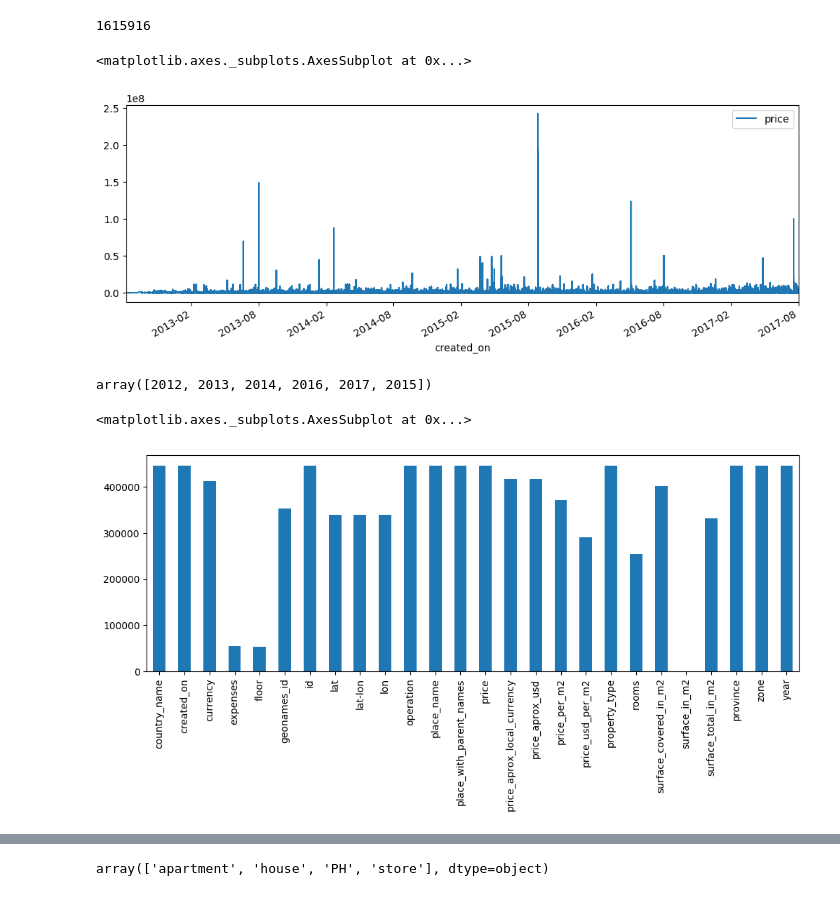
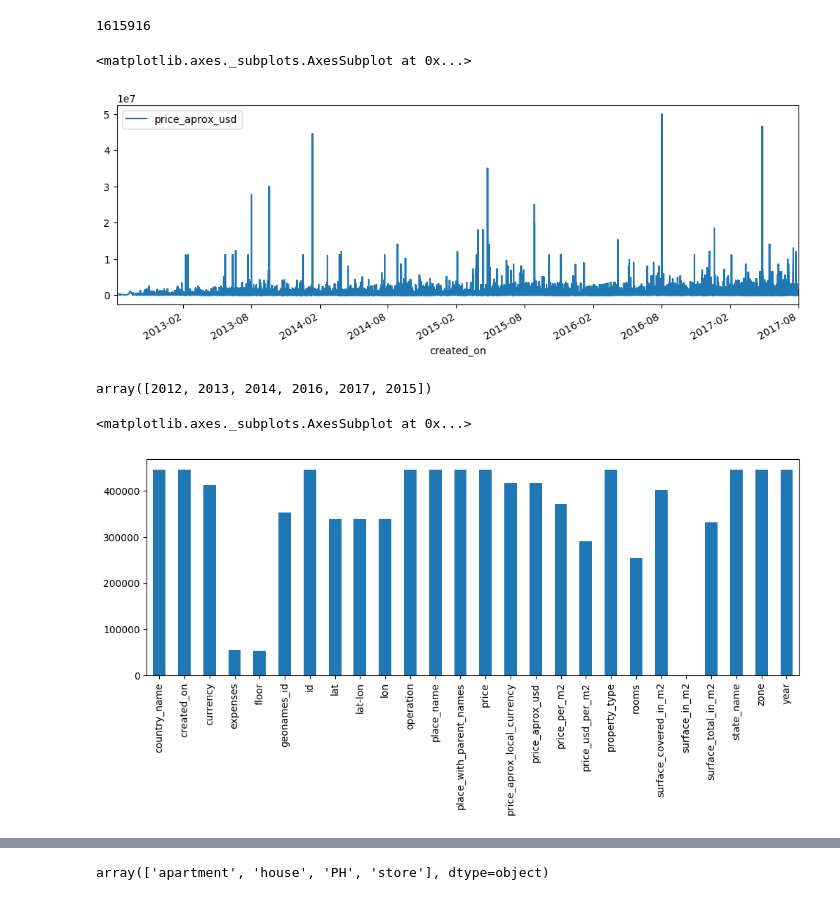
Before and after one commit to BraianVicente/properati_argentina, a Jupyter notebook: src/initial_analitic.ipynb, the cells around one changed output, grey strips where cells are left out. Cells and saved outputs as stored; diff of their text form; code cells hidden in the pictures.

```diff
--- a/src/initial_analitic.ipynb
+++ b/src/initial_analitic.ipynb
@@ -129,5 +138,5 @@ sell_properati.shape
 # %% [output]
 (2224380, 23)
 # %%
-sell_properati['province'] = sell_properati.place_with_parent_names.apply(lambda x : x.split('|')[2])
+sell_properati['state_name'] = sell_properati.place_with_parent_names.apply(lambda x : x.split('|')[2])
 # %%
@@ -143,10 +152,10 @@ array(['Capital Federal', 'Bs.As. G.B.A. Zona Norte',
        'San Juan', 'Catamarca', 'La Rioja', 'Santiago Del Estero'], dtype=object)
 # %%
 sell_properati = sell_properati[
-    (sell_properati['province'] == 'Bs.As. G.B.A. Zona Norte' ) |
-    (sell_properati['province'] == 'Bs.As. G.B.A. Zona Sur' ) |
-    (sell_properati['province'] == 'Bs.As. G.B.A. Zona Oeste' ) |
-    (sell_properati['province'] == 'Capital Federal' )
+    (sell_properati['state_name'] == 'Bs.As. G.B.A. Zona Norte' ) |
+    (sell_properati['state_name'] == 'Bs.As. G.B.A. Zona Sur' ) |
+    (sell_properati['state_name'] == 'Bs.As. G.B.A. Zona Oeste' ) |
+    (sell_properati['state_name'] == 'Capital Federal' )
     ]
 # %%
 sell_properati.shape
@@ -229,8 +226,8 @@ sell_properati['created_on'] = sell_properati['created_on'].apply(lambda x : pd.
 # %%
 sell_properati['price'] = sell_properati.price.apply(lambda x : int(x) if pd.notnull(x) else -1  )
 # %%
-sell_properati[sell_properati['price'] > 0 ].plot(x='created_on',y='price')
+sell_properati[sell_properati['price'] > 0 ].plot(x='created_on',y='price_aprox_usd')
 # %% [output]
 <matplotlib.axes._subplots.AxesSubplot at 0x...>
-[figure, old version]
+[figure, new version]
 # %%
@@ -243,7 +241,7 @@ array([2012, 2013, 2014, 2016, 2017, 2015])
 sell_properati[((sell_properati['year']  == 2016) | (sell_properati['year']  == 2017))].count().plot(kind='bar')
 # %% [output]
 <matplotlib.axes._subplots.AxesSubplot at 0x...>
-[figure, old version]
+[figure, new version]
 # %%
 sell_properati[((sell_properati['year']  == 2016) | (sell_properati['year']  == 2017))].groupby('id').count()
 # %% [output]
```
Also changed, not shown: parts of 27 cells of this notebook, 1 other file.
